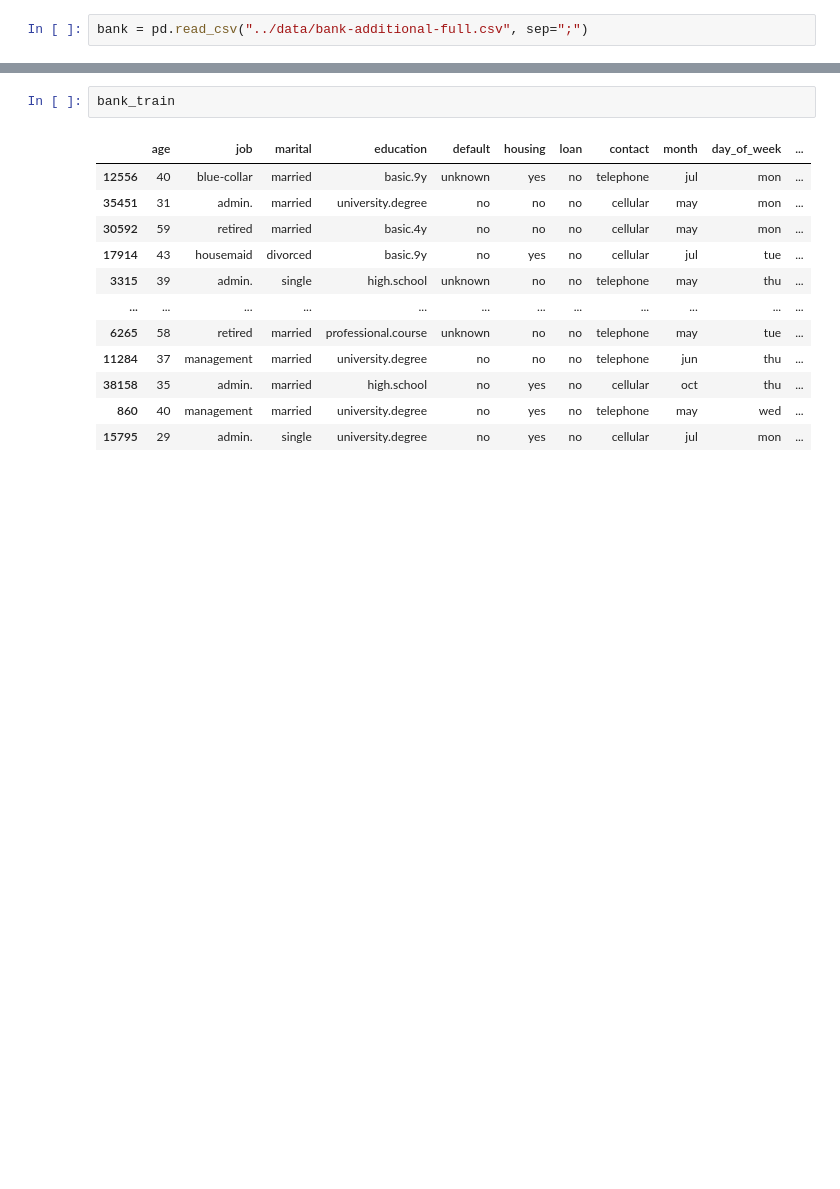
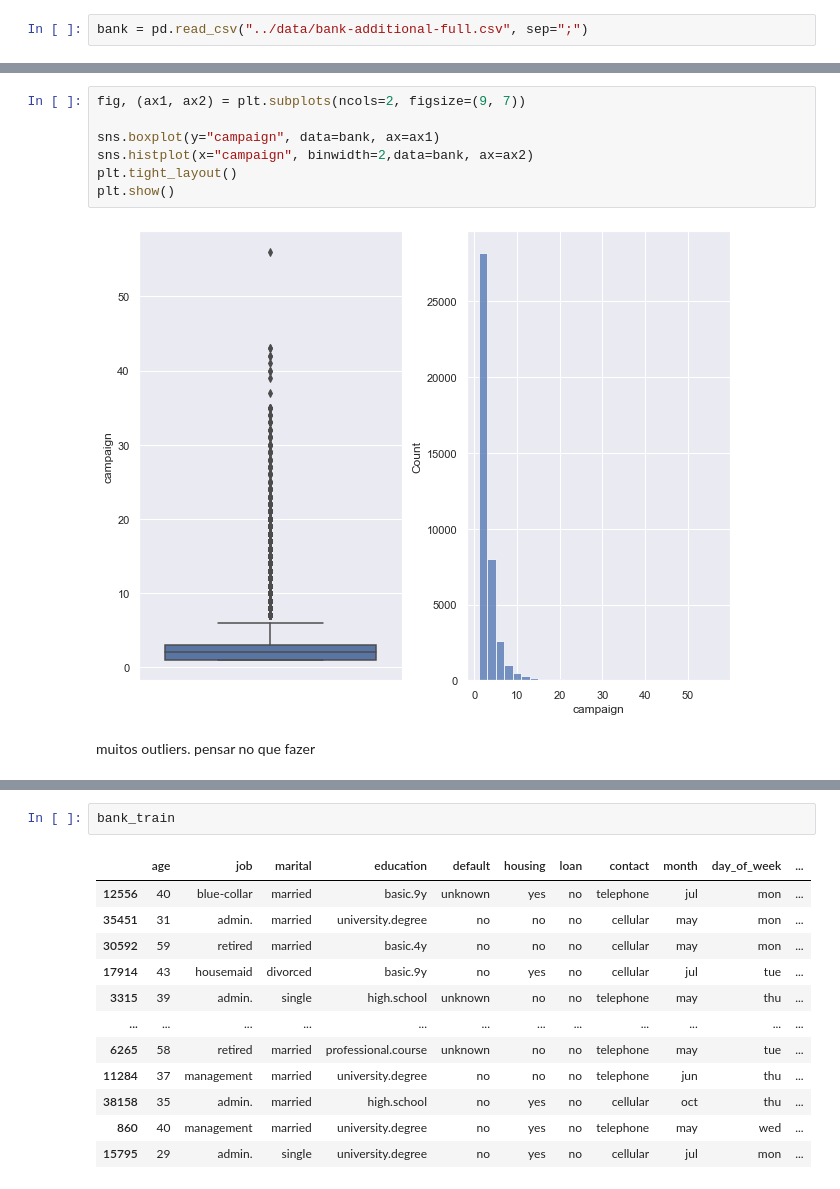
Before and after one commit to silasge/bank-marketing, a Jupyter notebook: notebooks/bank_marketing.ipynb, the cells around one changed output, grey strips where cells are left out. Cells and saved outputs as stored; diff of their text form; blank space fills up the shorter version.

```diff
--- a/notebooks/bank_marketing.ipynb
+++ b/notebooks/bank_marketing.ipynb
@@ -14,0 +104,11 @@ bank_train, bank_test = train_test_split(bank, test_size=0.2, random_state=42)
+# %%
+fig, (ax1, ax2) = plt.subplots(ncols=2, figsize=(9, 7))
+
+sns.boxplot(y="campaign", data=bank, ax=ax1)
+sns.histplot(x="campaign", binwidth=2,data=bank, ax=ax2)
+plt.tight_layout()
+plt.show()
+# %% [output]
+[figure, added]
+# %% [markdown]
+muitos outliers. pensar no que fazer
```
Also changed, not shown: parts of 101 cells of this notebook, 1 other file.
